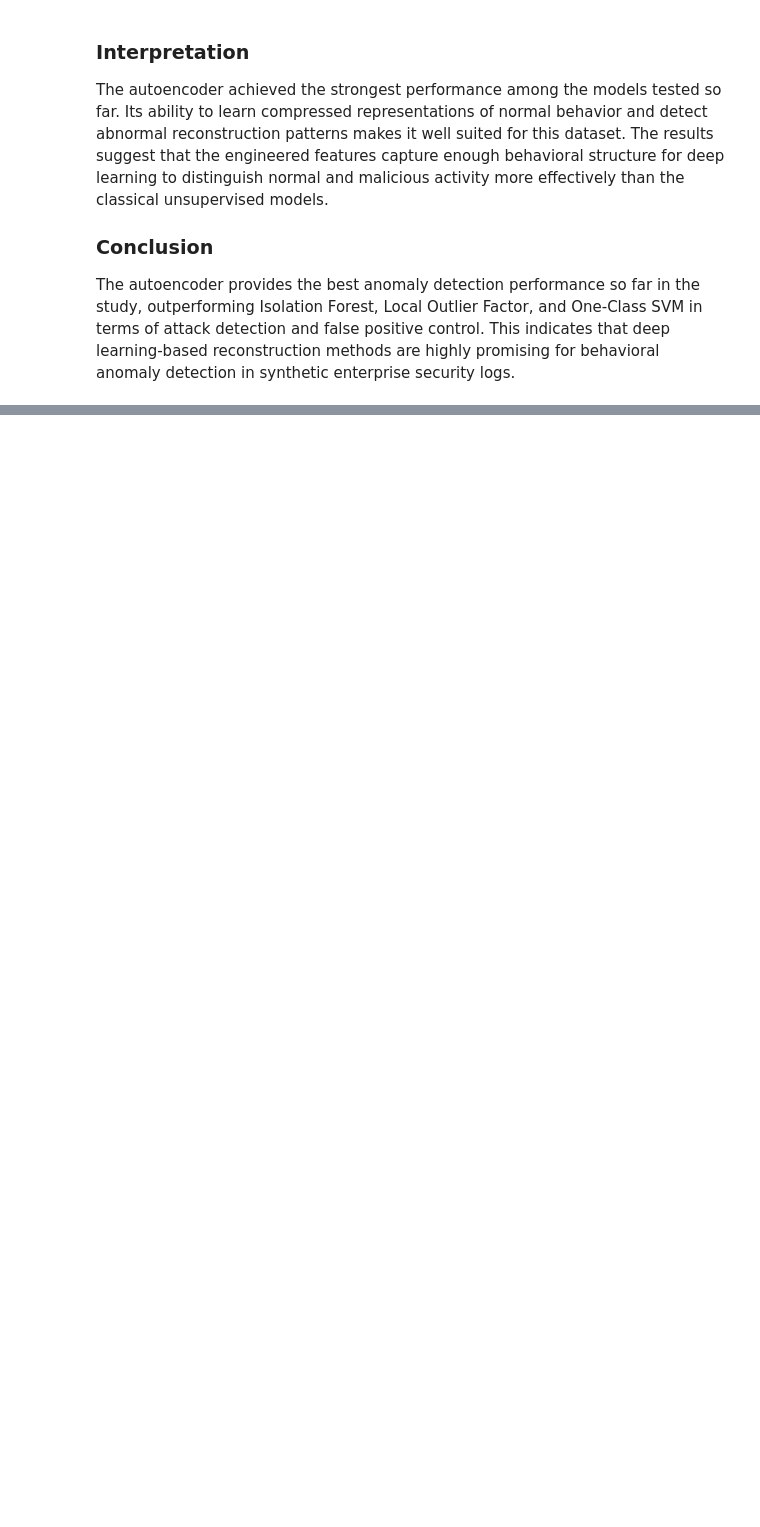
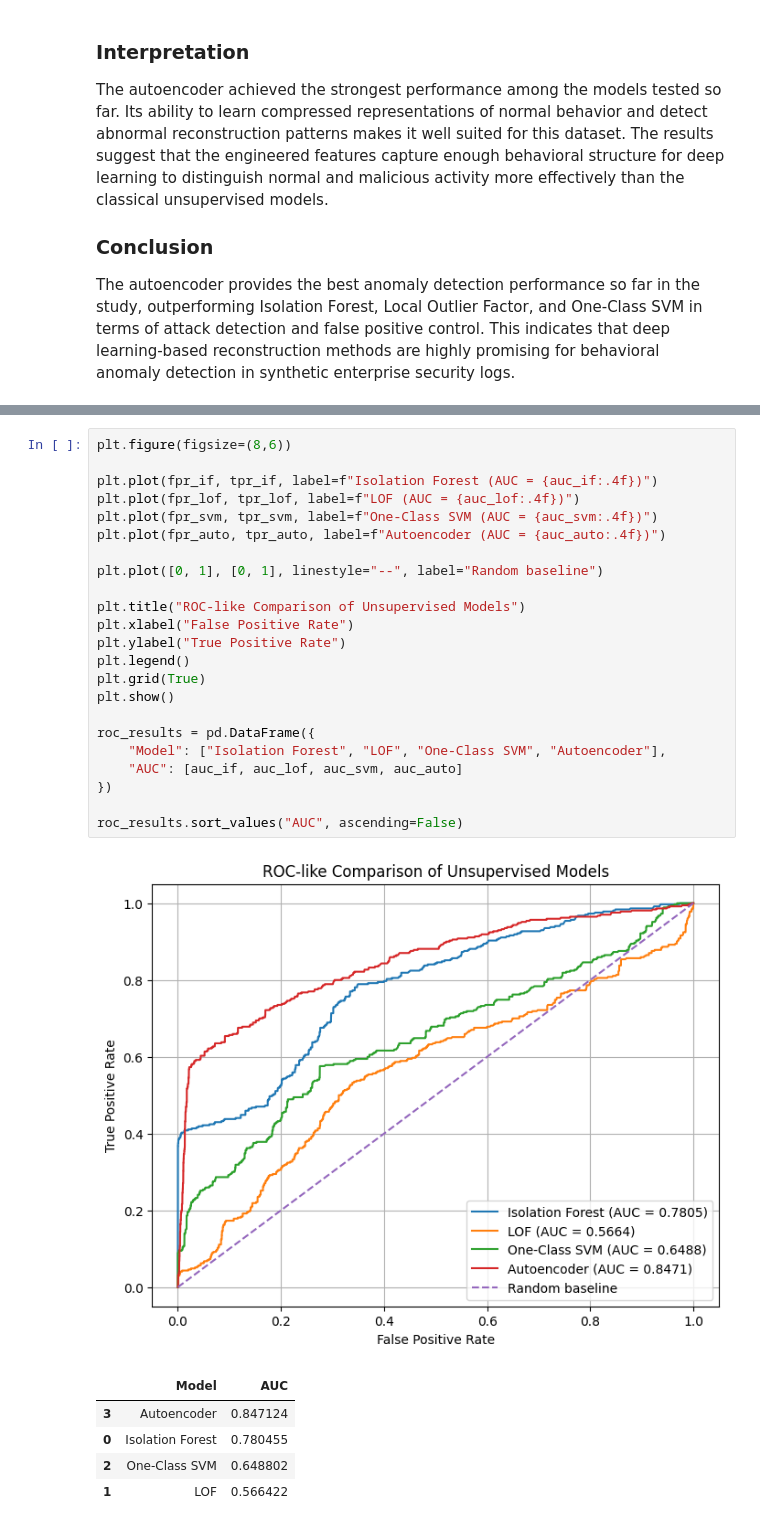
Before and after one commit to 0x0allenace/security-anomaly-project, a Jupyter notebook: notebooks/exploration.ipynb, the cells around one changed output, grey strips where cells are left out. Cells and saved outputs as stored; diff of their text form; blank space fills up the shorter version.

```diff
--- a/notebooks/exploration.ipynb
+++ b/notebooks/exploration.ipynb
@@ -1215,0 +1361,30 @@ The autoencoder provides the best anomaly detection performance so far in the st
+# %%
+plt.figure(figsize=(8,6))
+
+plt.plot(fpr_if, tpr_if, label=f"Isolation Forest (AUC = {auc_if:.4f})")
+plt.plot(fpr_lof, tpr_lof, label=f"LOF (AUC = {auc_lof:.4f})")
+plt.plot(fpr_svm, tpr_svm, label=f"One-Class SVM (AUC = {auc_svm:.4f})")
+plt.plot(fpr_auto, tpr_auto, label=f"Autoencoder (AUC = {auc_auto:.4f})")
+
+plt.plot([0, 1], [0, 1], linestyle="--", label="Random baseline")
+
+plt.title("ROC-like Comparison of Unsupervised Models")
+plt.xlabel("False Positive Rate")
+plt.ylabel("True Positive Rate")
+plt.legend()
+plt.grid(True)
+plt.show()
+
+roc_results = pd.DataFrame({
+    "Model": ["Isolation Forest", "LOF", "One-Class SVM", "Autoencoder"],
+    "AUC": [auc_if, auc_lof, auc_svm, auc_auto]
+})
+
+roc_results.sort_values("AUC", ascending=False)
+# %% [output]
+[figure, added]
+|  | Model | AUC |
+| 3 | Autoencoder | 0.847124 |
+| 0 | Isolation Forest | 0.780455 |
+| 2 | One-Class SVM | 0.648802 |
+| 1 | LOF | 0.566422 |
```
Also changed, not shown: parts of 37 cells of this notebook, 8 other files.
